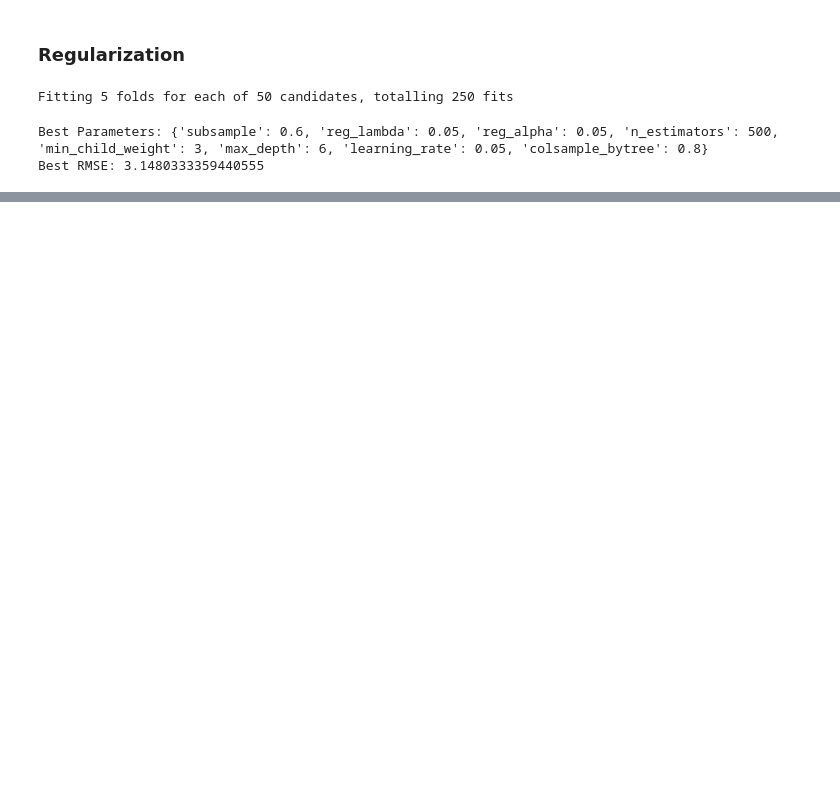
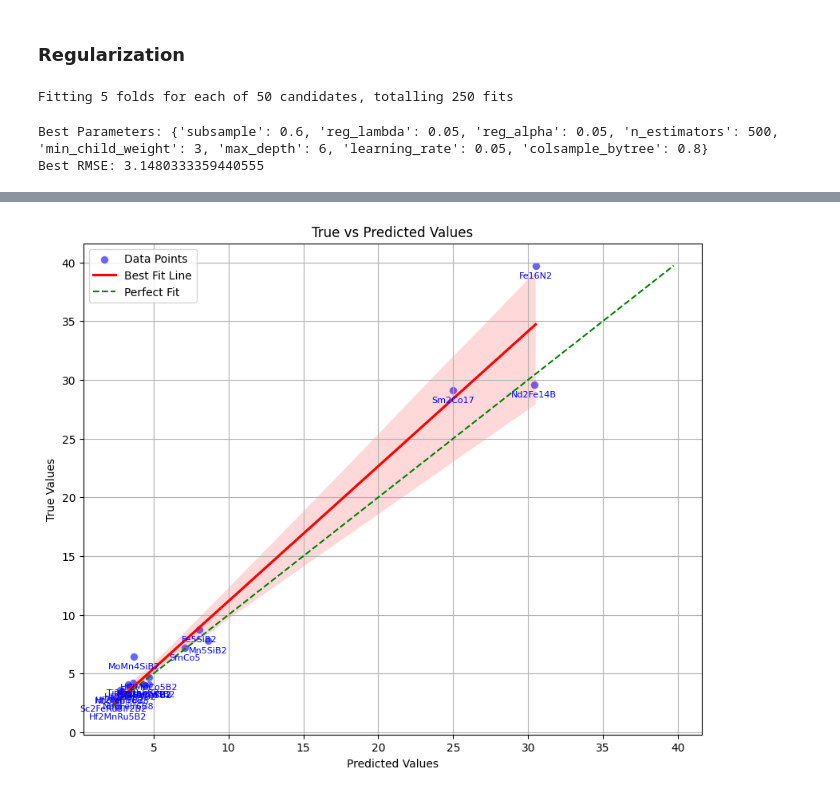
Before and after one commit to andykr1k/ChemML, a Jupyter notebook: Models/XGBoost.ipynb, the cells around one changed output, grey strips where cells are left out. Drawn from its saved outputs; the diff is of its cells as text; code cells hidden in the pictures; blank space fills up the shorter version.

```diff
--- a/Models/XGBoost.ipynb
+++ b/Models/XGBoost.ipynb
@@ -639,0 +743,30 @@ Best RMSE: 3.1480333359440555
+# %%
+import matplotlib.pyplot as plt
+import seaborn as sns
+
+y_true = df_truth.total_magnetization_normalized_formula_units
+y_true_formulas = df_truth.formula
+
+plt.figure(figsize=(10, 8))
+
+sns.scatterplot(x=y_pred, y=y_true, color='blue',
+                alpha=0.6, s=50, label='Data Points')
+
+for pred, true, formula in zip(y_pred, y_true, y_true_formulas):
+    plt.text(pred, true - 0.5, formula, fontsize=8,
+             ha='center', va='top', color='blue')
+
+sns.regplot(x=y_pred, y=y_true, scatter=False,
+            color='red', label='Best Fit Line')
+
+plt.plot([min(y_true), max(y_true)], [min(y_true), max(y_true)],
+         color='green', linestyle='--', label='Perfect Fit')
+
+plt.title('True vs Predicted Values')
+plt.xlabel('Predicted Values')
+plt.ylabel('True Values')
+plt.legend()
+plt.grid(True)
+plt.show()
+# %% [output]
+[figure, added]
```
Also changed, not shown: parts of 21 cells of this notebook, 2 other files.
